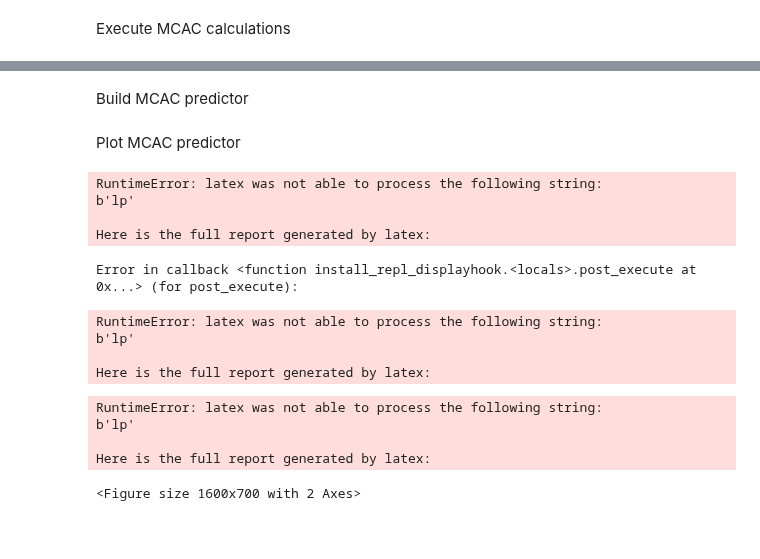
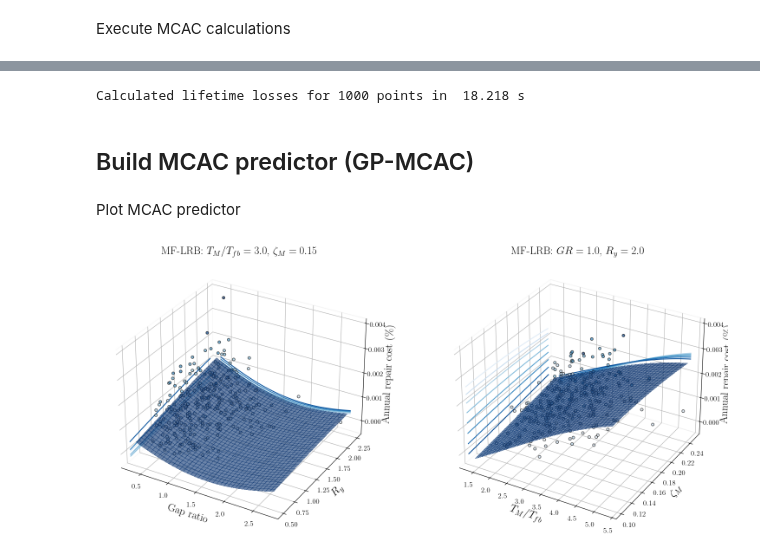
Before and after one commit to hgp297/isol-sys-database, a Jupyter notebook: src/analyses/time_anly.ipynb, the cells around one changed output, grey strips where cells are left out. Saved outputs shown, nothing was run; the diff lists cells and outputs as text; code cells hidden in the pictures; blank space fills up the shorter version.

```diff
--- a/src/analyses/time_anly.ipynb
+++ b/src/analyses/time_anly.ipynb
@@ -780,21 +806,4 @@ KeyError: 'total_cmp_cost_ub'
 # %%
-#%%
-
-t0 = time.time()
-df[['mean_cumulative_annual_cost',
-    'mean_cumulative_annual_time']] = df.apply(
-        lambda row: calculate_lifetime_loss(row, impact_clfs=impact_classification_mdls,
-                                            cost_regs=cost_regression_mdls,
-                                            time_regs=time_regression_mdls,
-                                            beta_regs=beta_regression_mdls),
-        axis='columns', result_type='expand')
-
-tp = time.time() - t0
-print("Calculated lifetime losses for 1000 points in  %.3f s" % tp)
-
-#%%
-df['annual_cost_ratio'] = df['mean_cumulative_annual_cost']/df['total_cmp_cost']
-df['annual_time_ratio'] = df['mean_cumulative_annual_time']/df['total_cmp_time']
 
 
 #%% re subsets
@@ -826,8 +835,10 @@ df_cbf_tfp_i = df_cbf_tfp[df_cbf_tfp['impacted'] == 1]
 df_cbf_tfp_o = df_cbf_tfp[df_cbf_tfp['impacted'] == 0]
 df_cbf_lrb_i = df_cbf_lrb[df_cbf_lrb['impacted'] == 1]
 df_cbf_lrb_o = df_cbf_lrb[df_cbf_lrb['impacted'] == 0]
+# %% [output]
+Calculated lifetime losses for 1000 points in  18.218 s
-# %% [markdown]
-Build MCAC predictor
+# %% [markdown]
+## Build MCAC predictor (GP-MCAC)
 # %%
 #%%
 
@@ -841,6 +852,8 @@ mdl_annual_cost.fit_gpr(kernel_name='rbf_iso')
 Plot MCAC predictor
 # %%
 #%% sample for CBF-LRB
+
+from inverse import make_2D_plotting_space
 
 annual_cost_var = 'annual_cost_ratio'
 
@@ -858,7 +871,7 @@ xvar = 'gap_ratio'
 yvar = 'RI'
 
 res = 75
-X_plot = make_2D_plotting_space(mdl_impact_mf_lrb.X, res, x_var=xvar, y_var=yvar,
+X_plot = make_2D_plotting_space(mdl_cost_mf_lrb.X, res, x_var=xvar, y_var=yvar,
                             all_vars=['gap_ratio', 'RI', 'T_ratio', 'zeta_e'],
                             third_var_set = 2.0, fourth_var_set = 0.15)
 
@@ -901,7 +914,7 @@ xvar = 'T_ratio'
 yvar = 'zeta_e'
 
 res = 75
-X_plot = make_2D_plotting_space(mdl_impact_mf_lrb.X, res, x_var=xvar, y_var=yvar,
+X_plot = make_2D_plotting_space(mdl_cost_mf_lrb.X, res, x_var=xvar, y_var=yvar,
                             all_vars=['gap_ratio', 'RI', 'T_ratio', 'zeta_e'],
                             third_var_set = 1.0, fourth_var_set = 2.0)
 
@@ -912,44 +925,31 @@ yy = X_plot[yvar]
 x_pl = np.unique(xx)
 y_pl = np.unique(yy)
 xx_pl, yy_pl = np.meshgrid(x_pl, y_pl)
 
 Z_surf = np.array(Z).reshape(xx_pl.shape)
 
 ax=fig.add_subplot(1, 2, 2, projection='3d')
 surf = ax.plot_surface(xx_pl, yy_pl, Z_surf, cmap='Blues',
                        linewidth=0, antialiased=False, alpha=0.6,
                        vmin=-0.1)
 ax.xaxis.pane.fill = False
 ax.yaxis.pane.fill = False
 ax.zaxis.pane.fill = False
 
 ax.scatter(df_mf_lrb[xvar], df_mf_lrb[yvar], df_mf_lrb[annual_cost_var], c=df_mf_lrb[annual_cost_var],
            edgecolors='k', alpha = 0.7, cmap='Blues')
 
 xlim = ax.get_xlim()
 ylim = ax.get_ylim()
 zlim = ax.get_zlim()
 cset = ax.contour(xx_pl, yy_pl, Z_surf, zdir='x', offset=xlim[0], cmap='Blues_r')
 cset = ax.contour(xx_pl, yy_pl, Z_surf, zdir='y', offset=ylim[1], cmap='Blues')
 # ax.set_zlim([-0.1, 1.1])
 
 ax.set_xlabel('$T_M/ T_{fb}$', fontsize=axis_font)
 ax.set_ylabel('$\zeta_M$', fontsize=axis_font)
 ax.set_zlabel('Annual repair cost (\%)', fontsize=axis_font)
 ax.set_title('MF-LRB: $GR = 1.0$, $R_y = 2.0$', fontsize=subt_font)
 fig.tight_layout()
 # %% [output]
-RuntimeError: latex was not able to process the following string:
-b'lp'
-
-Here is the full report generated by latex:
-Error in callback <function install_repl_displayhook.<locals>.post_execute at 0x...> (for post_execute):
-RuntimeError: latex was not able to process the following string:
-b'lp'
-
-Here is the full report generated by latex:
-RuntimeError: latex was not able to process the following string:
-b'lp'
-
-Here is the full report generated by latex:
-<Figure size 1600x700 with 2 Axes>
+[figure, added]
```
Also changed, not shown: parts of 23 cells of this notebook.
